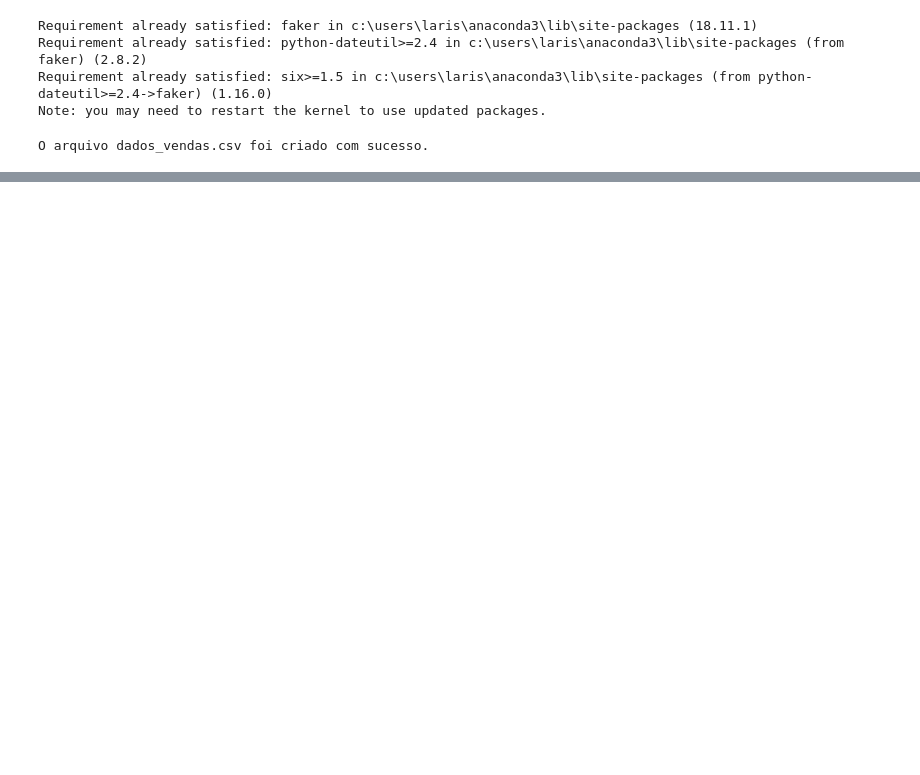
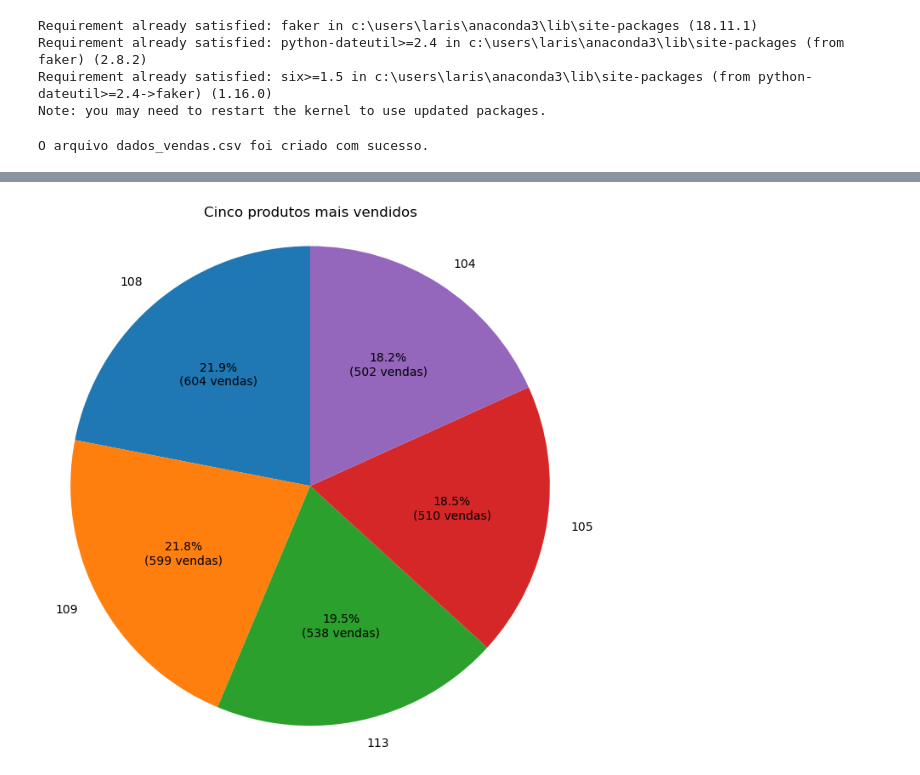
Before and after one commit to larissa-vitoria/Projeto-de-Automacao-Python, a Jupyter notebook: automacao_relatorio_vendas.ipynb, the cells around one changed output, grey strips where cells are left out. Drawn from its saved outputs; the diff is of its cells as text; code cells hidden in the pictures; blank space fills up the shorter version.

```diff
--- a/automacao_relatorio_vendas.ipynb
+++ b/automacao_relatorio_vendas.ipynb
@@ -57,0 +165,14 @@ O arquivo dados_vendas.csv foi criado com sucesso.
+# %%
+# Verificaremos qual foi o produto mais vendido, a partir do ID
+
+# Calcula a quantidade total de vendas por ID de produto
+total_vendas = dados.groupby('ID Produto')['Quantidade'].sum()
+
+# Ordena os produtos em ordem decrescente, dos mais para os menos vendidos
+mais_vendidos = total_vendas.sort_values(ascending=False)
+
+print (mais_vendidos)
+
+soma_total_quantidades = dados['Quantidade'].sum()
+
+print('Total de unidades vendidas:', soma_total_quantidades)
@@ -57,0 +199,7 @@ O arquivo dados_vendas.csv foi criado com sucesso.
+# %%
+# Exibe os dez produtos mais vendidos no último mês
+
+cinco_mais_vendidos = mais_vendidos.head(5)
+
+print ('Produtos mais vendidos:')
+print(cinco_mais_vendidos)
@@ -57,0 +296,11 @@ O arquivo dados_vendas.csv foi criado com sucesso.
+# %%
+# Cria o gráfico com os cinco produtos mais vendidos
+plt.figure(figsize=(8, 8))
+plt.pie(cinco_mais_vendidos.values, labels=cinco_mais_vendidos.index, autopct=lambda p: f'{p:.1f}%\n({p * total_vendas.sum() / 100:.0f} vendas)', startangle=90)
+plt.axis('equal')
+
+plt.title('Cinco produtos mais vendidos')
+
+plt.show()
+# %% [output]
+[figure, added]
```
Also changed, not shown: parts of 11 cells of this notebook.
